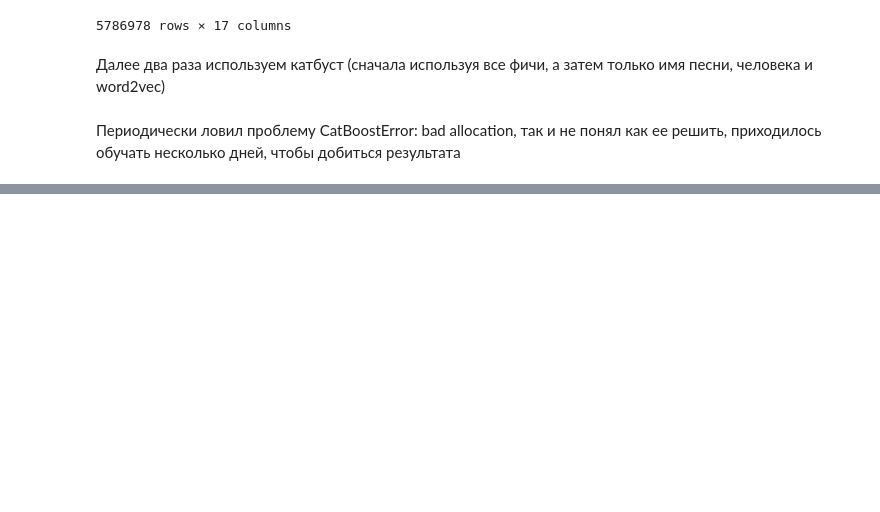
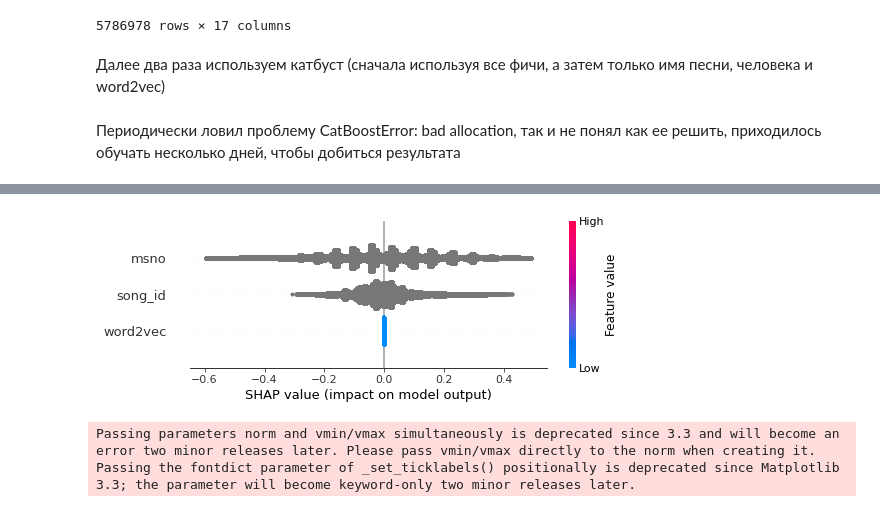
Before and after one commit to imka239/RecSys, a Jupyter notebook: RecSys2_part2.ipynb, the cells around one changed output, grey strips where cells are left out. Saved outputs shown, nothing was run; the diff lists cells and outputs as text; code cells hidden in the pictures; blank space fills up the shorter version.

```diff
--- a/RecSys2_part2.ipynb
+++ b/RecSys2_part2.ipynb
@@ -287,0 +299,9 @@ MetricVisualizer(layout=Layout(align_self='stretch', height='500px'))
+# %%
+shap.summary_plot(shap_values2, X2)
+# %% [output]
+[figure, added]
+# %%
+shap.dependence_plot("msno", shap_values1, X1)
+# %% [output]
+Passing parameters norm and vmin/vmax simultaneously is deprecated since 3.3 and will become an error two minor releases later. Please pass vmin/vmax directly to the norm when creating it.
+Passing the fontdict parameter of _set_ticklabels() positionally is deprecated since Matplotlib 3.3; the parameter will become keyword-only two minor releases later.
```
Also changed, not shown: parts of 10 cells of this notebook.
